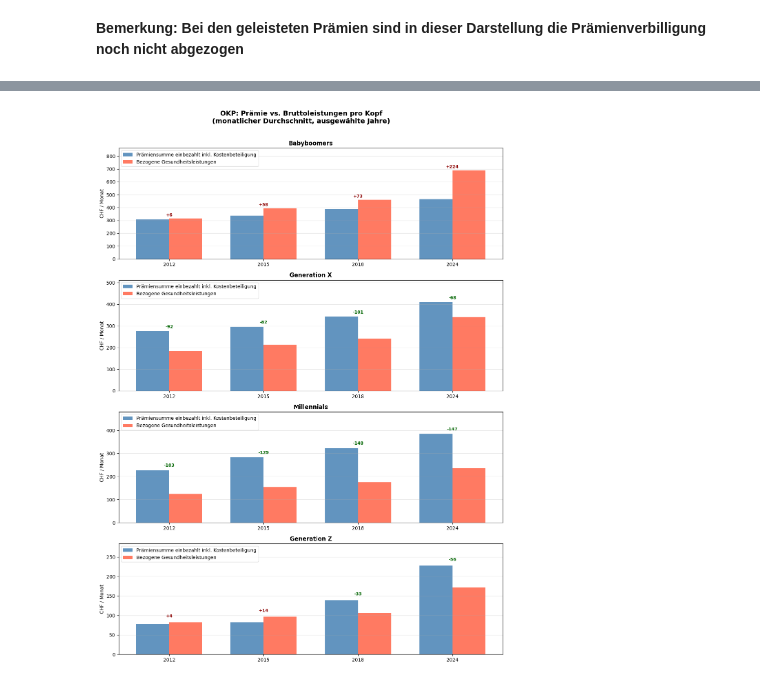
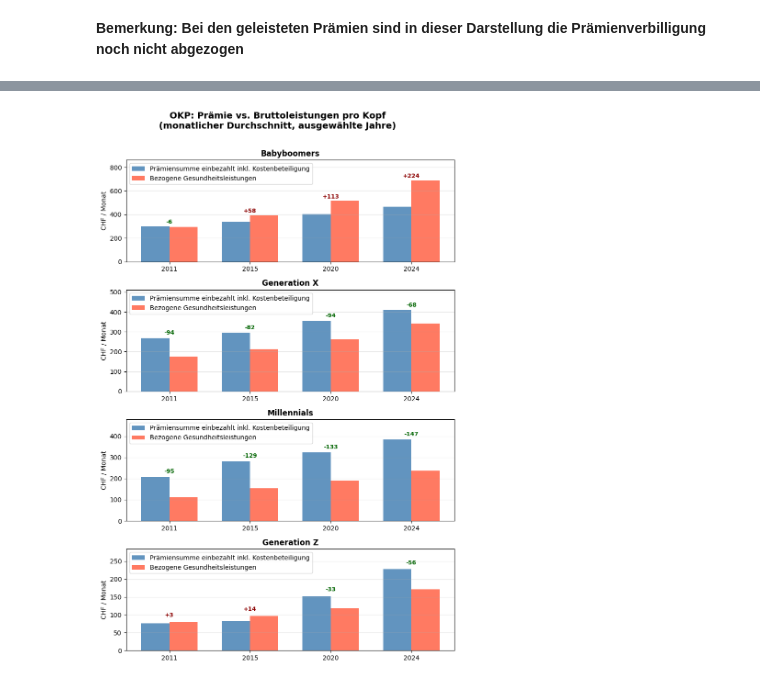
Before and after one commit to javi36/PODSV_Visualisierungsprojekt, a Jupyter notebook: 02_eda/eda_whopays.ipynb, the cells around one changed output, grey strips where cells are left out. Cells and saved outputs as stored; diff of their text form; code cells hidden in the pictures.

```diff
--- a/02_eda/eda_whopays.ipynb
+++ b/02_eda/eda_whopays.ipynb
@@ -170,8 +312,13 @@ plt.show()
 # %%
 generationen = ['Babyboomers', 'Generation X', 'Millennials', 'Generation Z']
-jahre = [2012, 2015, 2018, 2024]
+okp_jahre = sorted(
+    set(okp[(okp['variable_name'] == 'okp_premium') & (okp['metric'] == 'per_capita_chf')]['year'].unique()) &
+    set(okp[(okp['variable_name'] == 'okp_bruttoleistungen') & (okp['metric'] == 'per_capita_chf')]['year'].unique())
+)
+idx = [0, len(okp_jahre)//3, 2*len(okp_jahre)//3, -1]
+jahre = [okp_jahre[i] for i in idx]
 
-fig, axes = plt.subplots(4, 1, figsize=(12, 16))
+fig, axes = plt.subplots(4, 1, figsize=(8, 12))
 fig.suptitle('OKP: Prämie vs. Bruttoleistungen pro Kopf\n(monatlicher Durchschnitt, ausgewählte Jahre)',
              fontsize=14, fontweight='bold', y=1.01)
 
@@ -201,31 +348,31 @@ for idx, gen in enumerate(generationen):
         praemien.append(p)
         leistungen.append(l)
 
     x = range(len(jahre))
     breite = 0.35
 
     balken_p = ax.bar([i - breite/2 for i in x], praemien,
                        breite, label='Prämiensumme einbezahlt inkl. Kostenbeteiligung', color='steelblue', alpha=0.85)
     balken_l = ax.bar([i + breite/2 for i in x], leistungen,
                        breite, label='Bezogene Gesundheitsleistungen', color='tomato', alpha=0.85)
 
     # Fehlbetrag als Beschriftung
     for i, (p, l) in enumerate(zip(praemien, leistungen)):
         differenz = l - p
         farbe = 'darkred' if differenz > 0 else 'darkgreen'
         symbol = '+' if differenz > 0 else ''
         ax.text(i, max(p, l) + 10, f'{symbol}{differenz:.0f}',
                 ha='center', va='bottom', fontsize=9, color=farbe, fontweight='bold')
 
     ax.set_title(gen, fontweight='bold')
     ax.set_xticks(list(x))
     ax.set_xticklabels([str(j) for j in jahre])
     ax.set_ylabel('CHF / Monat')
     ax.legend(loc='upper left')
     ax.grid(True, alpha=0.3, axis='y')
     ax.set_ylim(0, max(max(praemien), max(leistungen)) * 1.25)
 
 plt.tight_layout()
 plt.show()
 # %% [output]
-[figure, old version]
+[figure, new version]
```
Also changed, not shown: parts of 27 cells of this notebook, 7 other files.
